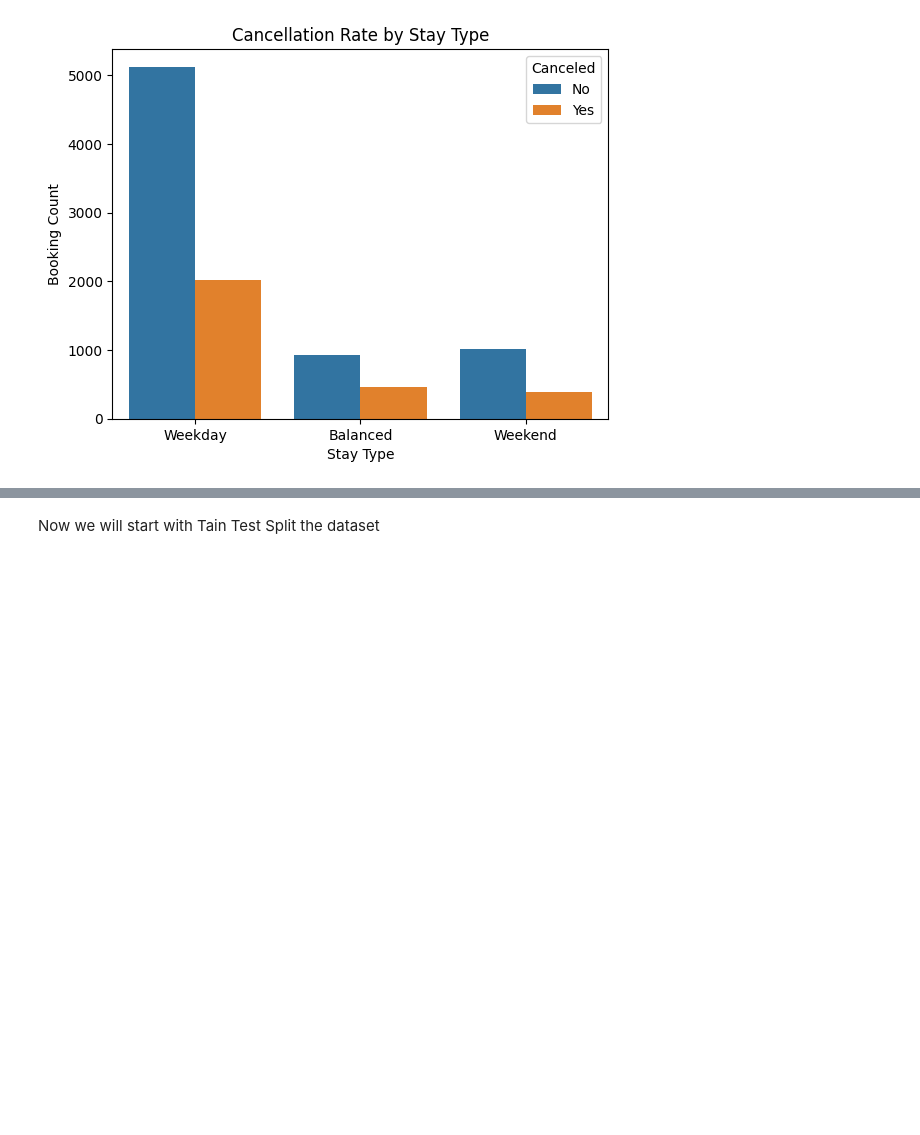
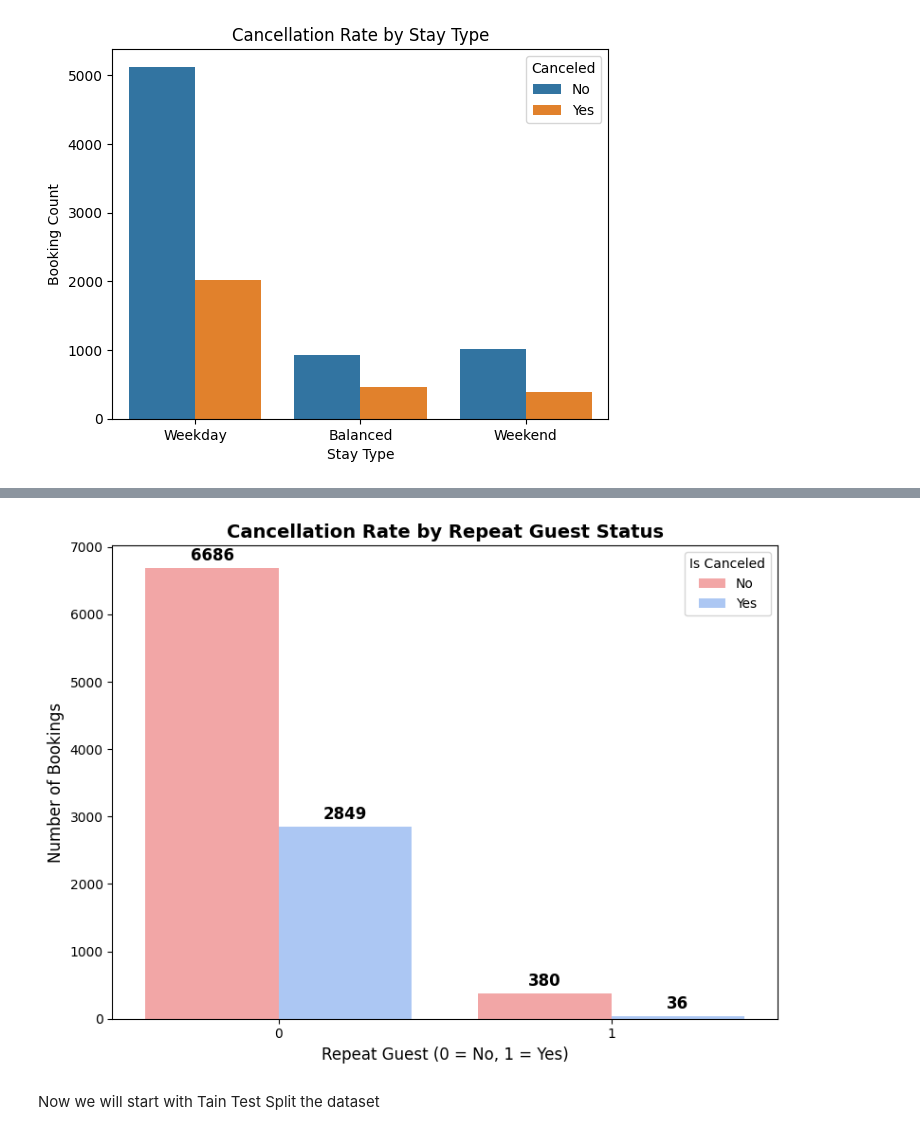
Before and after one commit to Shubhamk0703/Final-Project-23017935-, a Jupyter notebook: CODE_for_small_data(23017935).ipynb, the cells around one changed output, grey strips where cells are left out. Cells and saved outputs as stored; diff of their text form; code cells hidden in the pictures; blank space fills up the shorter version.

```diff
--- a/CODE_for_small_data(23017935).ipynb
+++ b/CODE_for_small_data(23017935).ipynb
@@ -370,3 +385,33 @@ plt.show()
+# %%
+#sns.set_style("white")  # or use 'ticks' for subtle lines
+
+plt.figure(figsize=(8, 6))
+ax = sns.countplot(data= sk_hotel_sample,
+                   x='is_repeated_guest',
+                   hue='is_canceled',
+                   palette=['#FF9999', '#A0C4FF'])
+
+for container in ax.containers:
+    ax.bar_label(container,
+                 fmt='%d',
+                 label_type='edge',
+                 fontsize=12,
+                 fontweight='bold',
+                 color='black',
+                 padding=3)
+
+plt.title("Cancellation Rate by Repeat Guest Status", fontsize=14, fontweight='bold')
+plt.xlabel("Repeat Guest (0 = No, 1 = Yes)", fontsize=12)
+plt.ylabel("Number of Bookings", fontsize=12)
+
+ax.grid(False)
+
+plt.legend(title="Is Canceled", labels=["No", "Yes"], loc='upper right')
+
+plt.tight_layout()
+plt.show()
+# %% [output]
+[figure, added]
 # %% [markdown]
 Now we will start with Tain Test Split the dataset
 # %%
```
Also changed, not shown: parts of 13 cells of this notebook.
